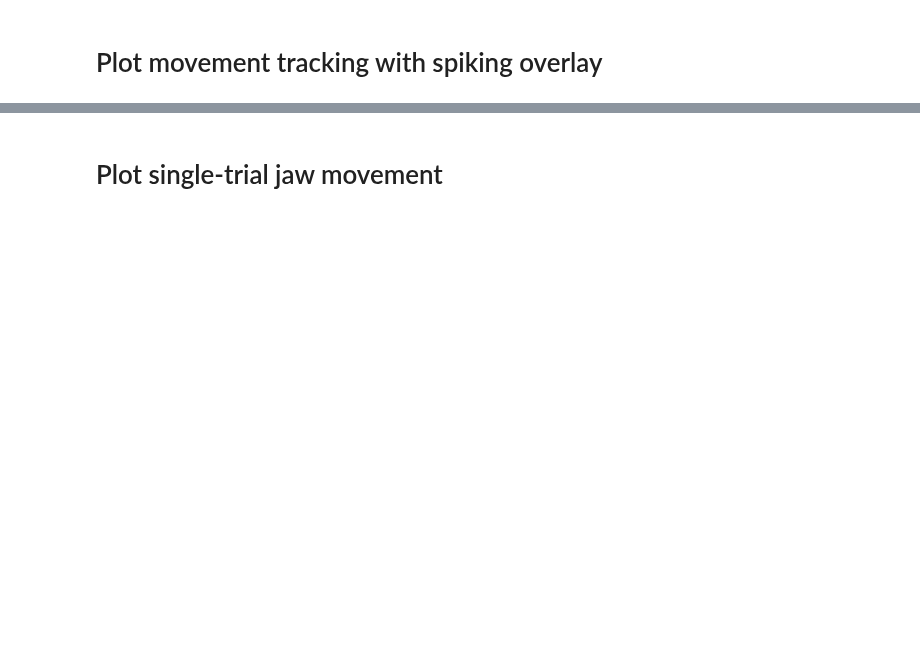
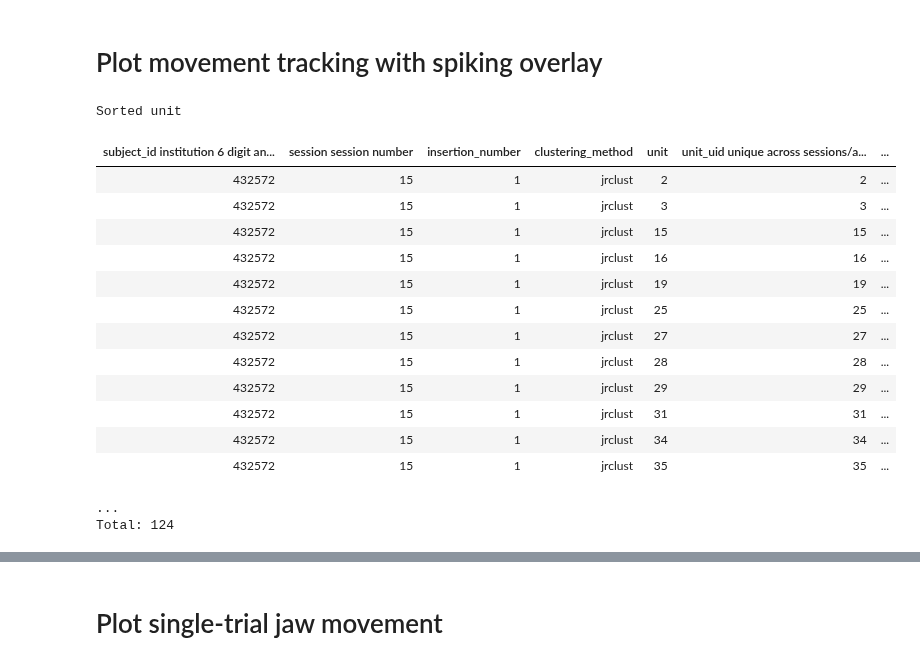
Before and after one commit to mesoscale-activity-map/map-ephys, a Jupyter notebook: notebook/plot_behavior.ipynb, the cells around one changed output, grey strips where cells are left out. Saved outputs shown, nothing was run; the diff lists cells and outputs as text; code cells hidden in the pictures; blank space fills up the shorter version.

```diff
--- a/notebook/plot_behavior.ipynb
+++ b/notebook/plot_behavior.ipynb
@@ -58,3 +64,22 @@ behavior_plot.plot_photostim_effect(session_key, bi_alm_photostim, axis=axs[2],
 # %% [markdown]
 # Plot movement tracking with spiking overlay
+# %%
+ephys.Unit & session_key & 'unit_quality != "all"'
+# %% [output]
+Sorted unit
+| subject_id institution 6 digit an... | session session number | insertion_number | clustering_method | unit | unit_uid unique across sessions/a... | ... |
+| 432572 | 15 | 1 | jrclust | 2 | 2 | ... |
+| 432572 | 15 | 1 | jrclust | 3 | 3 | ... |
+| 432572 | 15 | 1 | jrclust | 15 | 15 | ... |
+| 432572 | 15 | 1 | jrclust | 16 | 16 | ... |
+| 432572 | 15 | 1 | jrclust | 19 | 19 | ... |
+| 432572 | 15 | 1 | jrclust | 25 | 25 | ... |
+| 432572 | 15 | 1 | jrclust | 27 | 27 | ... |
+| 432572 | 15 | 1 | jrclust | 28 | 28 | ... |
+| 432572 | 15 | 1 | jrclust | 29 | 29 | ... |
+| 432572 | 15 | 1 | jrclust | 31 | 31 | ... |
+| 432572 | 15 | 1 | jrclust | 34 | 34 | ... |
+| 432572 | 15 | 1 | jrclust | 35 | 35 | ... |
+...
+Total: 124
 # %%
```
Also changed, not shown: parts of 15 cells of this notebook, 5 other files.
